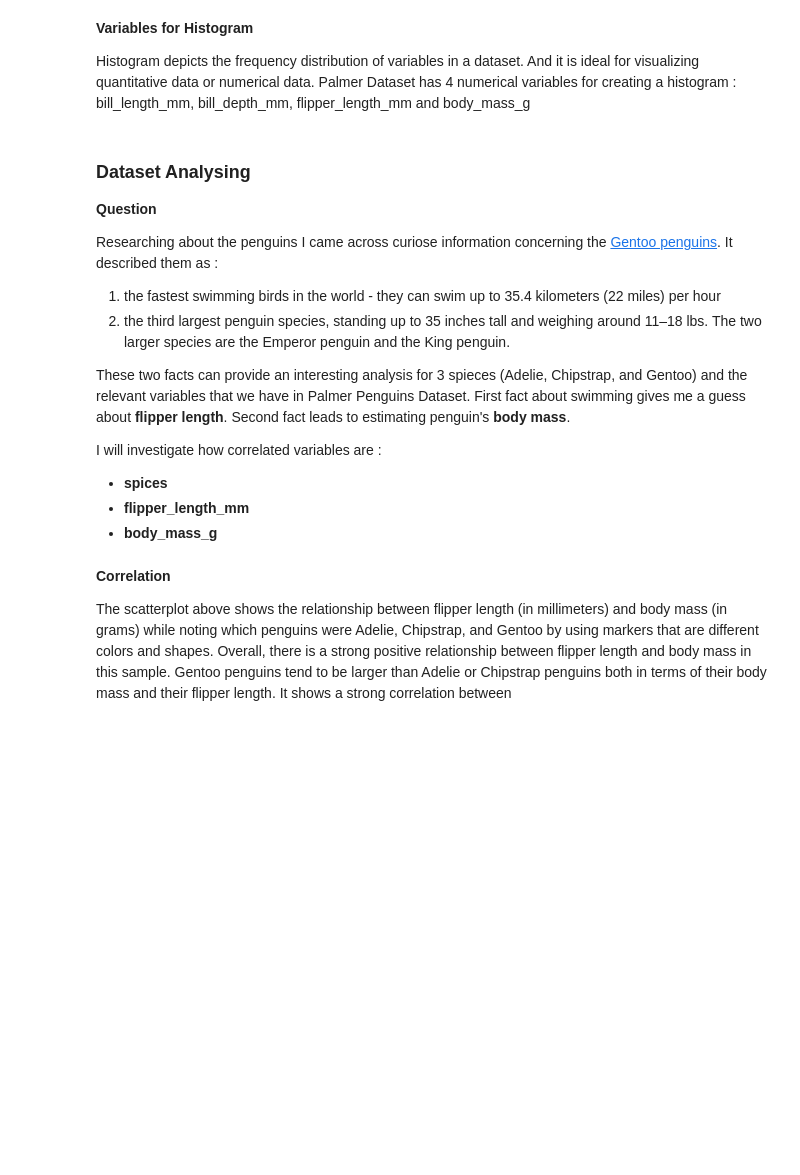
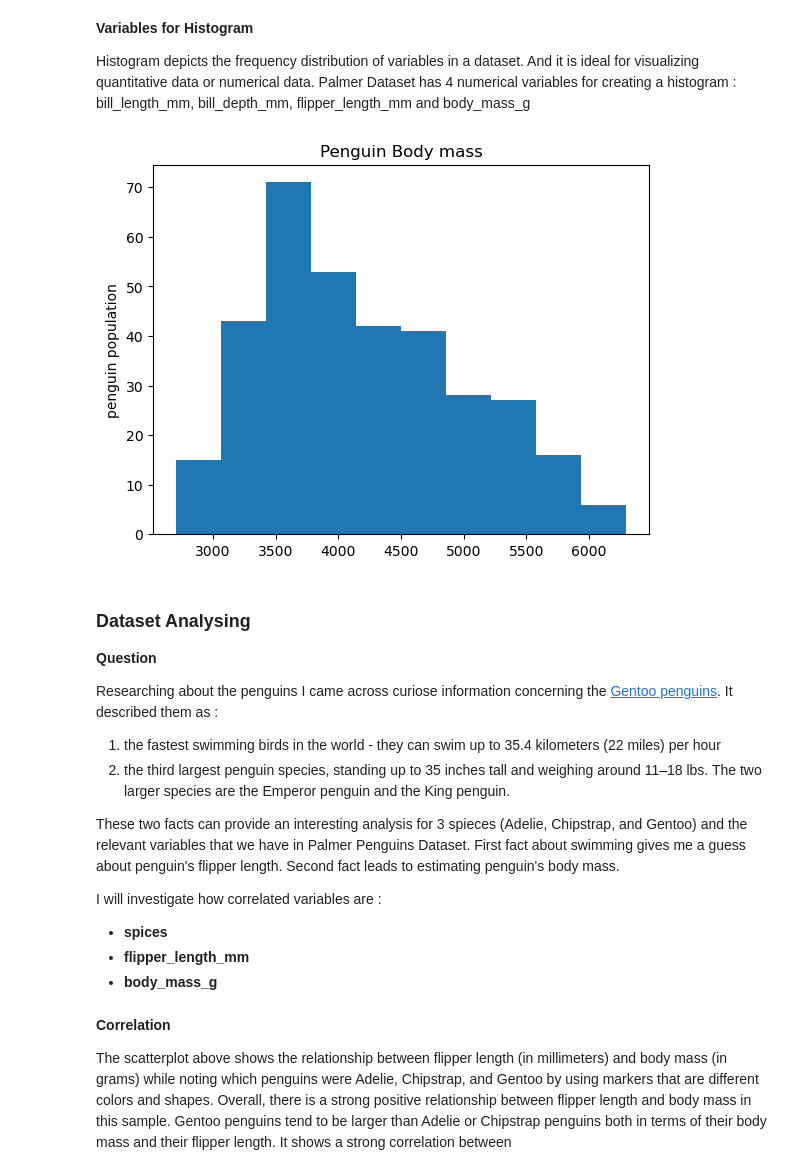
Before and after one commit to nataliia-dragunova/daproject, a Jupyter notebook: penguins.ipynb, the cells around one changed output. Drawn from its saved outputs; the diff is of its cells as text; code cells hidden in the pictures; blank space fills up the shorter version.

```diff
--- a/penguins.ipynb
+++ b/penguins.ipynb
@@ -140,6 +161,21 @@ Bar chart is ideal for comparing similar data side by side. That's why a bar cha
 **Variables for Histogram**
 
 Histogram depicts the frequency distribution of variables in a dataset. And it is ideal for visualizing quantitative data or numerical data. Palmer Dataset has 4 numerical variables for creating a histogram : bill_length_mm, bill_depth_mm, flipper_length_mm and body_mass_g
+# %%
+# Using a continues numerical variable 'body_mass_g' for creating a Histogram 'Penguin Body Mass'
+
+fig, ax = plt.subplots()
+
+x = penguins_df['body_mass_g']
+plt.hist(x)
+plt.title('Islands')
+
+ax.set_ylabel('penguin population')
+ax.set_title('Penguin Body mass')
+
+plt.show()
+# %% [output]
+[figure, added]
 # %% [markdown]
 ### Dataset Analysing
 
@@ -149,7 +185,7 @@ Researching about the penguins I came across curiose information concerning the
 1. the fastest swimming birds in the world - they can swim up to 35.4 kilometers (22 miles) per hour
 2. the third largest penguin species, standing up to 35 inches tall and weighing around 11–18 lbs. The two larger species are the Emperor penguin and the King penguin.
 
-These two facts can provide an interesting analysis for 3 spieces (Adelie, Chipstrap, and Gentoo) and the relevant variables that we have in Palmer Penguins Dataset. First fact about swimming gives me a guess about **flipper length**. Second fact leads to estimating penguin's **body mass**.
+These two facts can provide an interesting analysis for 3 spieces (Adelie, Chipstrap, and Gentoo) and the relevant variables that we have in Palmer Penguins Dataset. First fact about swimming gives me a guess about penguin's flipper length. Second fact leads to estimating penguin's body mass.
 
 I will investigate how correlated variables are :
 - **spices**
```
Also changed, not shown: parts of 8 cells of this notebook.
